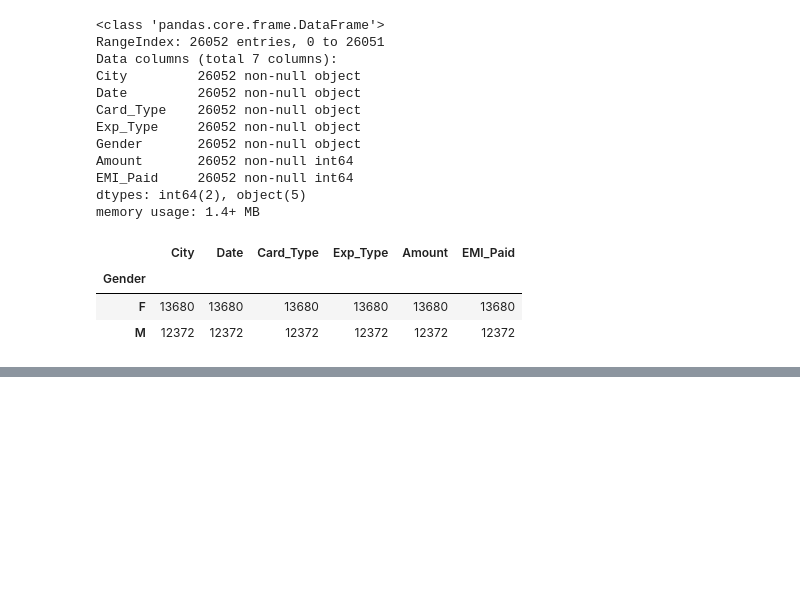
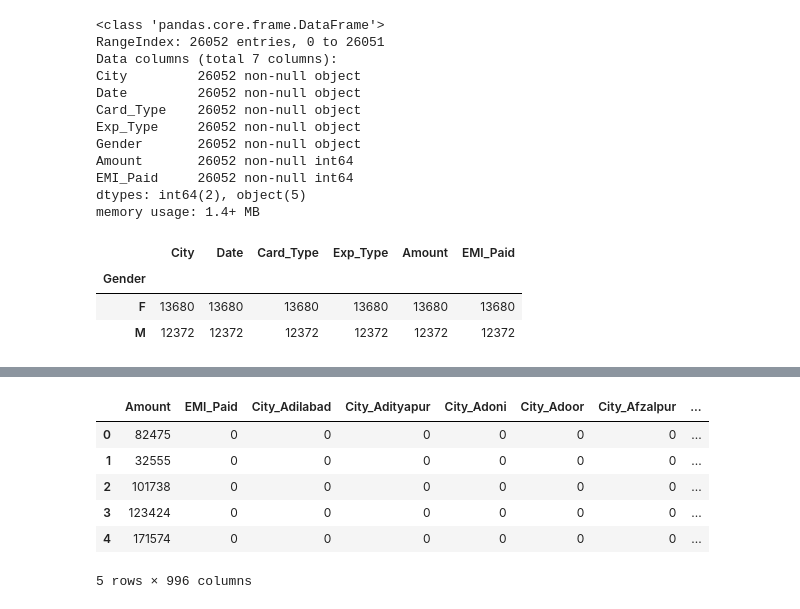
Before and after one commit to ImHarshil/Banking, a Jupyter notebook: explore_dataset.ipynb, the cells around one changed output, grey strips where cells are left out. Saved outputs shown, nothing was run; the diff lists cells and outputs as text; code cells hidden in the pictures; blank space fills up the shorter version.

```diff
--- a/explore_dataset.ipynb
+++ b/explore_dataset.ipynb
@@ -52,0 +96,12 @@ sns.violinplot(x="Gender", y="Amount", data=df)
+# %%
+df2 = pd.get_dummies(df,columns=["City","Card_Type","Gender","Exp_Type"],drop_first=True)
+df2.drop('Date',axis=1,inplace=True)
+df2.head(5)
+# %% [output]
+|  | Amount | EMI_Paid | City_Adilabad | City_Adityapur | City_Adoni | City_Adoor | City_Afzalpur | ... |
+| 0 | 82475 | 0 | 0 | 0 | 0 | 0 | 0 | ... |
+| 1 | 32555 | 0 | 0 | 0 | 0 | 0 | 0 | ... |
+| 2 | 101738 | 0 | 0 | 0 | 0 | 0 | 0 | ... |
+| 3 | 123424 | 0 | 0 | 0 | 0 | 0 | 0 | ... |
+| 4 | 171574 | 0 | 0 | 0 | 0 | 0 | 0 | ... |
+5 rows × 996 columns
```
Also changed, not shown: parts of 21 cells of this notebook, 1 other file.
